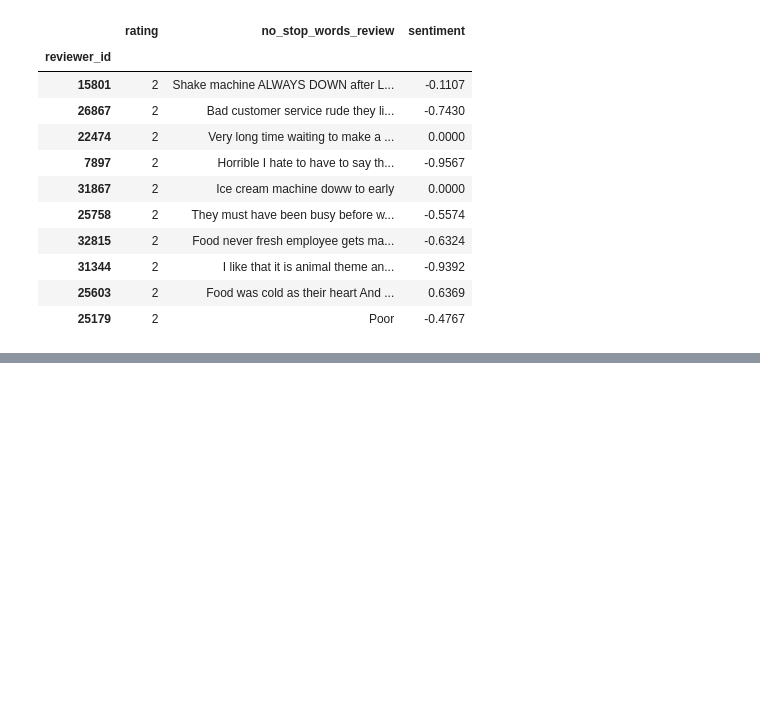
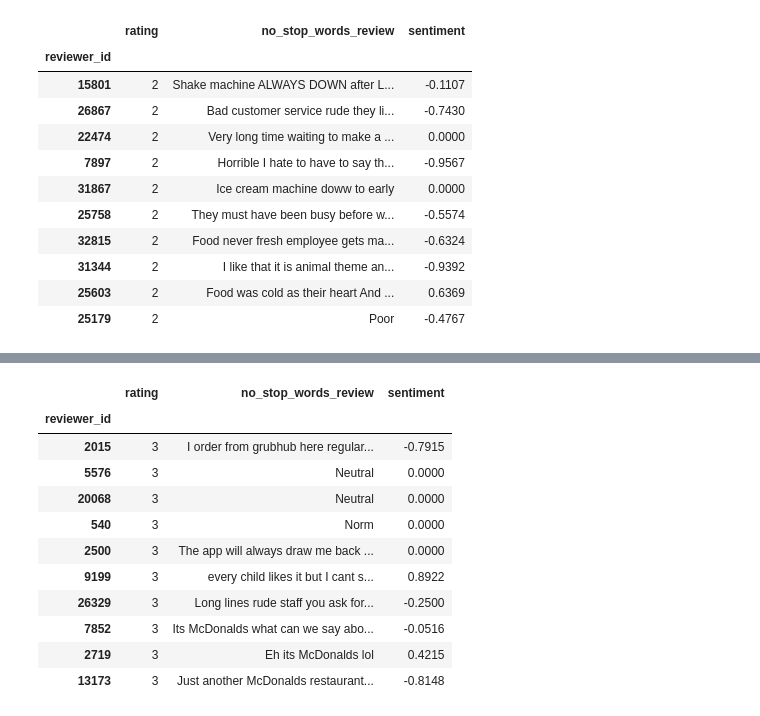
Before and after one commit to niannianwang/Applying-BERT-in-predicting-customer-review-rating-for-future-labeling, a Jupyter notebook: notebook.ipynb, the cells around one changed output, grey strips where cells are left out. Drawn from its saved outputs; the diff is of its cells as text; code cells hidden in the pictures; blank space fills up the shorter version.

```diff
--- a/notebook.ipynb
+++ b/notebook.ipynb
@@ -257,0 +257,3 @@ train_df, test_df = train_test_split(df_rating_1, test_size = 0.2, random_state
+# %%
+df_rating_3 = df_nostop_keywords[df_nostop_keywords.get("rating") == 3]
+df_rating_3
@@ -257,0 +275,4 @@ train_df, test_df = train_test_split(df_rating_1, test_size = 0.2, random_state
+# %%
+np.random.seed(1)
+df_sampled_3 = df_rating_3.sample(n=10)
+df_sampled_3
@@ -257,0 +292,16 @@ train_df, test_df = train_test_split(df_rating_1, test_size = 0.2, random_state
+# %%
+df_sampled_3_calc= df_sampled_3.assign(sentiment = df_sampled_3.get("no_stop_words_review").apply(sentimentation))
+df_sampled_3_calc
+# %% [output]
+|  | rating | no_stop_words_review | sentiment |
+| reviewer_id |  |  |  |
+| 2015 | 3 | I order from grubhub here regular... | -0.7915 |
+| 5576 | 3 | Neutral | 0.0000 |
+| 20068 | 3 | Neutral | 0.0000 |
+| 540 | 3 | Norm | 0.0000 |
+| 2500 | 3 | The app will always draw me back ... | 0.0000 |
+| 9199 | 3 | every child likes it but I cant s... | 0.8922 |
+| 26329 | 3 | Long lines rude staff you ask for... | -0.2500 |
+| 7852 | 3 | Its McDonalds what can we say abo... | -0.0516 |
+| 2719 | 3 | Eh its McDonalds lol | 0.4215 |
+| 13173 | 3 | Just another McDonalds restaurant... | -0.8148 |
```
Also changed, not shown: parts of 19 cells of this notebook.
